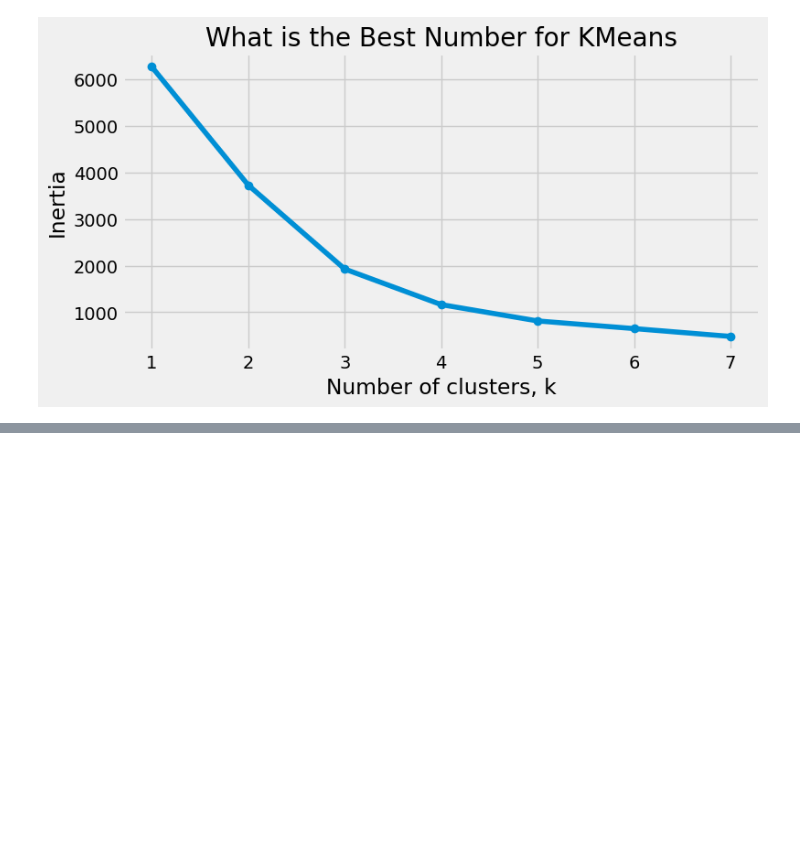
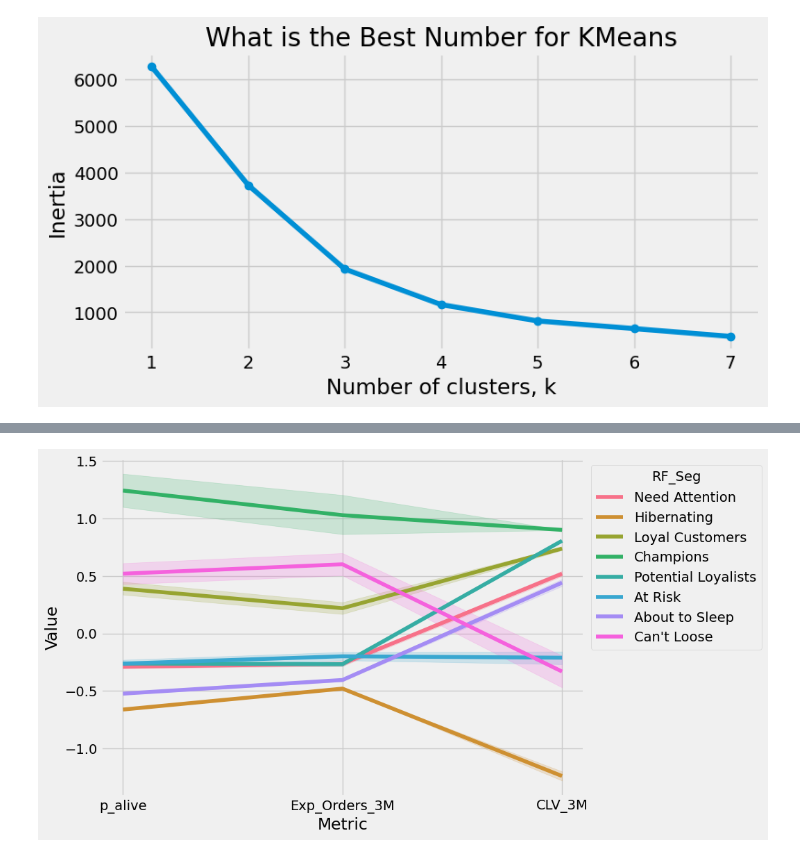
Before and after one commit to Rybakowski/projekt_churn_bank, a Jupyter notebook: P02_Segmentation/Segmentation_code.ipynb, the cells around one changed output, grey strips where cells are left out. Cells and saved outputs as stored; diff of their text form; code cells hidden in the pictures; blank space fills up the shorter version.

```diff
--- a/P02_Segmentation/Segmentation_code.ipynb
+++ b/P02_Segmentation/Segmentation_code.ipynb
@@ -357,3 +357,21 @@ plt.title('What is the Best Number for KMeans')
 plt.show()
 # %% [output]
 [figure]
+# %%
+# clustering
+kc = KMeans(n_clusters= 3, random_state=1)
+kc.fit(rfm_normalized)
+
+#Create a cluster label column in the original DataFrame
+cluster_labels = kc.labels_
+
+#Calculate average RFM values and size for each cluster:
+rfm_rfm_k3 = rfm_rfm.assign(K_Cluster = cluster_labels)
+
+#Calculate average RFM values and sizes for each cluster:
+rfm_rfm_k3.groupby('K_Cluster').agg({'p_alive': 'mean',
+                                     'Exp_Orders_3M': 'mean',
+                                     'CLV_3M': 'mean'}).round(0)
+rfm_normalized['CustomerID'] = rfm.index
+rfm_normalized['K_Cluster'] = kc.labels_
+rfm_normalized
@@ -359,0 +392,10 @@ plt.show()
+# %%
+# rfm_normalized = rfm_normalized.merge(rfm.reset_index()[['CustomerID', 'RF_Seg']], on=['CustomerID'])
+rfm_normalized = rfm_normalized.merge(rfm.reset_index().rename({"index":'CustomerID'}, axis =1 )[['CustomerID', 'RF_Seg']], on=['CustomerID'])
+# %%
+rfm_melt = pd.melt(rfm_normalized,
+                   id_vars=['CustomerID','RF_Seg','K_Cluster'],
+                   value_vars=['p_alive','Exp_Orders_3M','CLV_3M'],
+                   var_name='Metric',
+                   value_name='Value')
+rfm_melt.sort_values('CustomerID').head()
@@ -359,0 +409,6 @@ plt.show()
+# %%
+f, ax = plt.subplots(figsize=(8, 6))
+ax = sns.lineplot(x = 'Metric', y = 'Value', hue = 'RF_Seg', data = rfm_melt)
+sns.move_legend(ax, "upper left", bbox_to_anchor=(1, 1))
+# %% [output]
+[figure, added]
```
Also changed, not shown: parts of 3 cells of this notebook.
